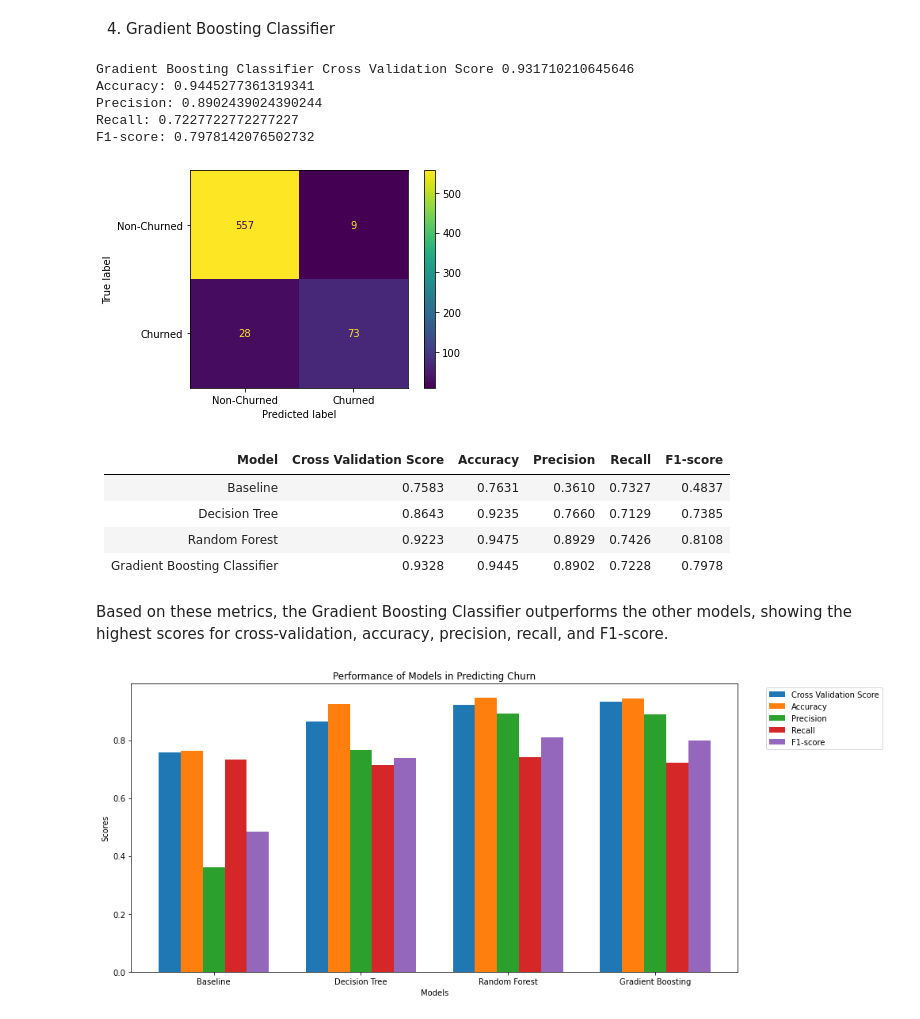
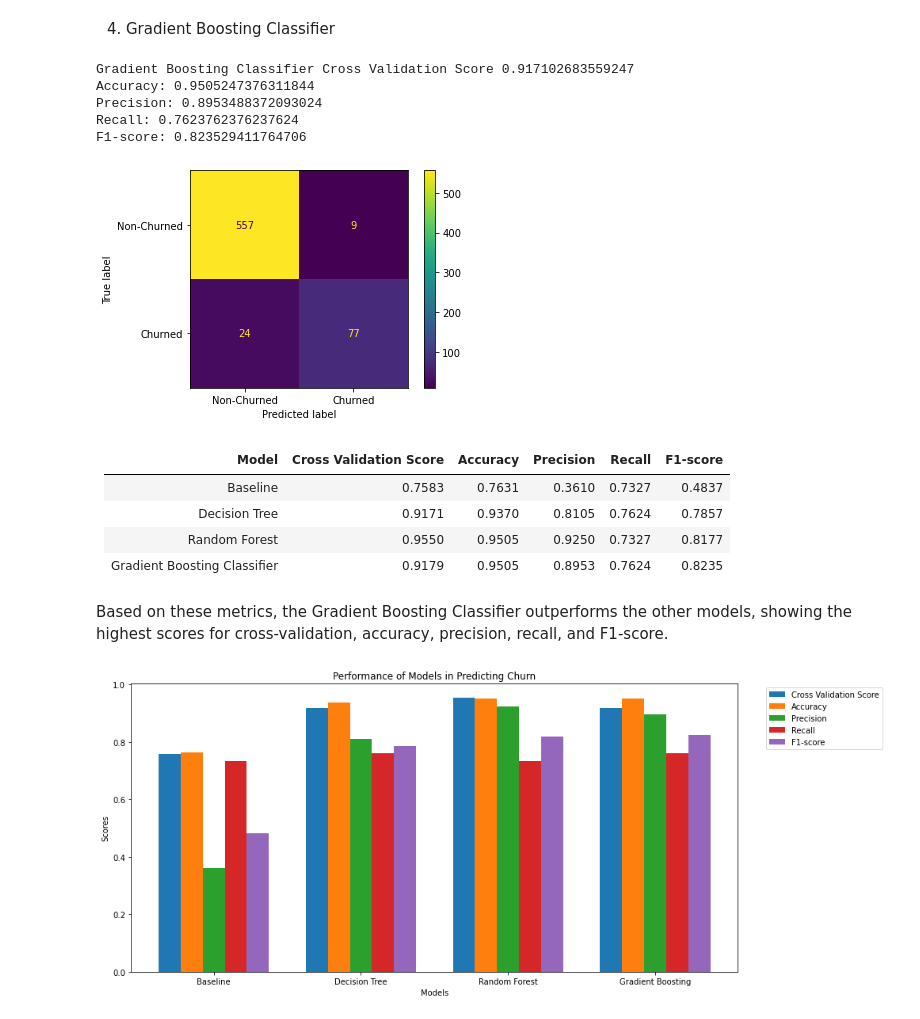
Before and after one commit to pauline-ndungu/SyriaTel-Customer-Churn-Prediction-Project, a Jupyter notebook: index.ipynb, the cells around one changed output. Saved outputs shown, nothing was run; the diff lists cells and outputs as text; code cells hidden in the pictures.

Commit message:
Model Tuning

```diff
--- a/index.ipynb
+++ b/index.ipynb
@@ -704,34 +561,34 @@ F1-score: 0.8108108108108107
 # %% [markdown]
 4. Gradient Boosting Classifier
 # %%
-cv_gc = perform_cross_validation(X_train_scaled, y_train_resampled, model_type='gradient_boosting', n_estimators=100, max_depth=7)
+cv_gc = perform_cross_validation(X_train_selected, y_train, model_type='gradient_boosting')
 print("Gradient Boosting Classifier Cross Validation Score", cv_gc)
 
 evaluate_model(y_test, y_pred_4)
 # %% [output]
-Gradient Boosting Classifier Cross Validation Score 0.931710210645646
-Accuracy: 0.9445277361319341
-Precision: 0.8902439024390244
-Recall: 0.7227722772277227
-F1-score: 0.7978142076502732
+Gradient Boosting Classifier Cross Validation Score 0.917102683559247
+Accuracy: 0.9505247376311844
+Precision: 0.8953488372093024
+Recall: 0.7623762376237624
+F1-score: 0.823529411764706
 [figure]
 # %% [markdown]
 | Model                             | Cross Validation Score | Accuracy | Precision | Recall  | F1-score |
 |-----------------------------------|-----------------------|----------|-----------|---------|----------|
 | Baseline                          | 0.7583                | 0.7631   | 0.3610    | 0.7327  | 0.4837   |
-| Decision Tree                     | 0.8643                | 0.9235   | 0.7660    | 0.7129  | 0.7385   |
-| Random Forest                     | 0.9223                | 0.9475   | 0.8929    | 0.7426  | 0.8108   |
-| Gradient Boosting Classifier      | 0.9328                | 0.9445   | 0.8902    | 0.7228  | 0.7978   |
+| Decision Tree                     | 0.9171                | 0.9370   | 0.8105    | 0.7624  | 0.7857   |
+| Random Forest                     | 0.9550                | 0.9505   | 0.9250    | 0.7327  | 0.8177   |
+| Gradient Boosting Classifier      | 0.9179                | 0.9505   | 0.8953    | 0.7624  | 0.8235   |
 # %% [markdown]
 Based on these metrics, the Gradient Boosting Classifier outperforms the other models, showing the highest scores for cross-validation, accuracy, precision, recall, and F1-score.
 # %%
 models = ['Baseline', 'Decision Tree', 'Random Forest', 'Gradient Boosting']
-cross_validation_scores = [0.7583, 0.8643, 0.9223, 0.9328]
-accuracy_scores = [0.7631, 0.9235, 0.9475, 0.9445]
-precision_scores = [0.3610, 0.7660, 0.8929, 0.8902]
-recall_scores = [0.7327, 0.7129, 0.7426, 0.7228]
-f1_scores = [0.4837, 0.7385, 0.8108, 0.7978]
+cross_validation_scores = [0.7583, 0.9171, 0.9550, 0.9171]
+accuracy_scores = [0.7631, 0.9370, 0.9505, 0.9505]
+precision_scores = [0.3610, 0.8105, 0.9250, 0.8953]
+recall_scores = [0.7327, 0.7624, 0.7327, 0.7624]
+f1_scores = [0.4837, 0.7857, 0.8177, 0.8235]
 
 plot_model_performance(models, cross_validation_scores, accuracy_scores, precision_scores, recall_scores, f1_scores)
 # %% [output]
-[figure, old version]
+[figure, new version]
```
Also changed, not shown: parts of 32 cells of this notebook.
